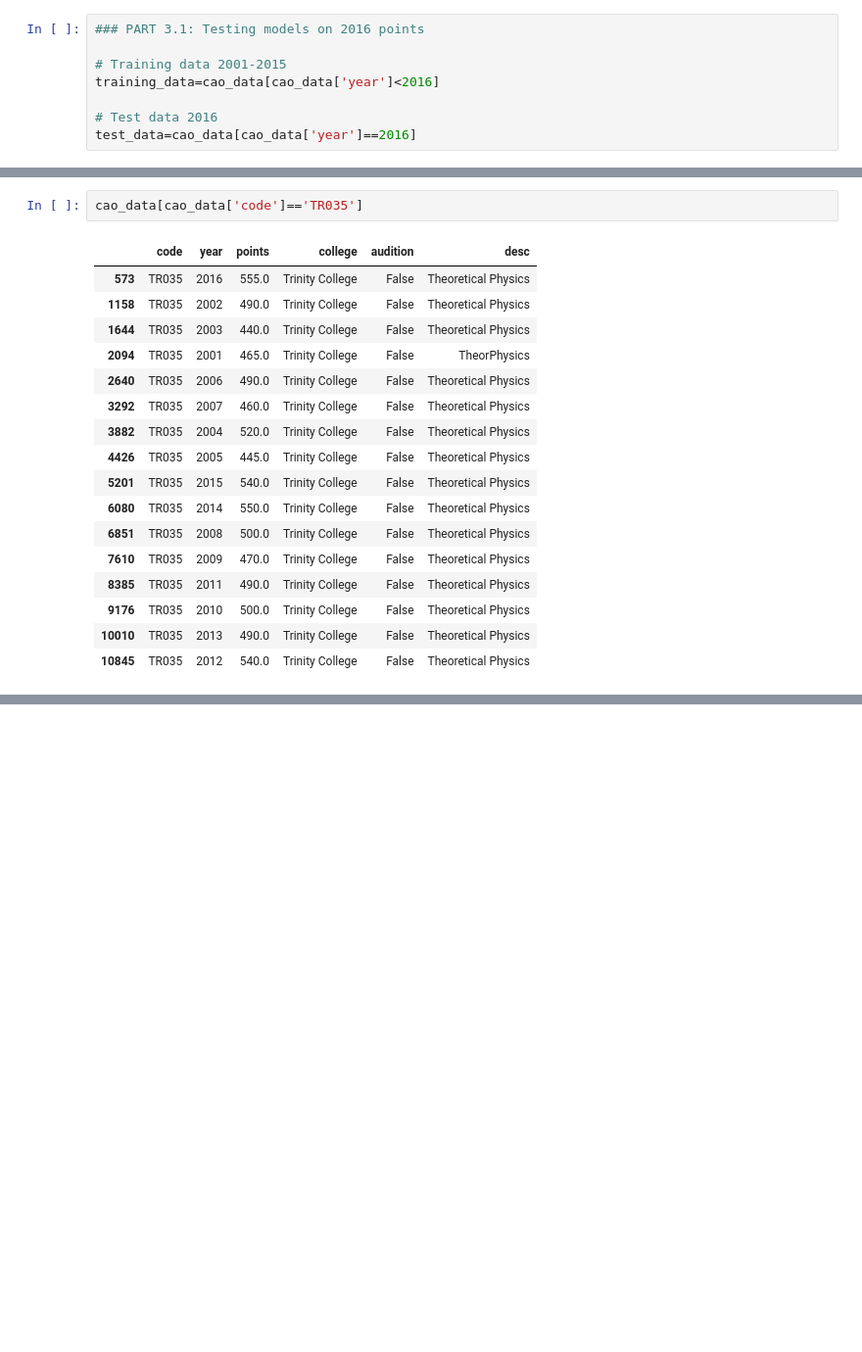
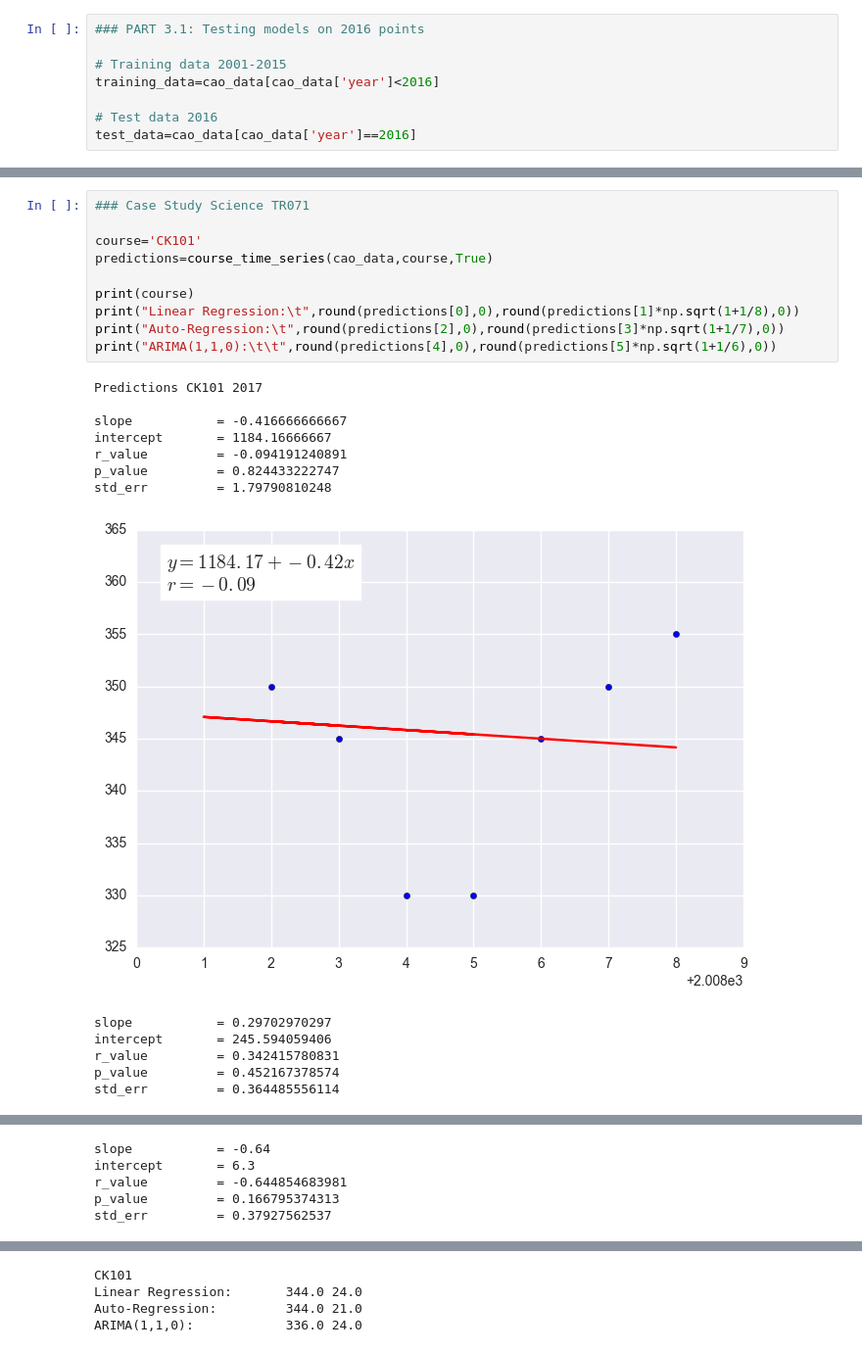
Before and after one commit to glennmoy/cao, a Jupyter notebook: level_8/analyse_data/analyse_data.v2.ipynb, the cells around one changed output, grey strips where cells are left out. Shown at 98% size. Cells and saved outputs as stored; diff of their text form; blank space fills up the shorter version.

```diff
--- a/level_8/analyse_data/analyse_data.v2.ipynb
+++ b/level_8/analyse_data/analyse_data.v2.ipynb
@@ -1303,20 +1298,24 @@ ARIMA(1,1,0):            235.0 232.0
-# %%
-cao_data[cao_data['code']=='TR035']
-# %% [output]
-|  | code | year | points | college | audition | desc |
-| 573 | TR035 | 2016 | 555.0 | Trinity College | False | Theoretical Physics |
-| 1158 | TR035 | 2002 | 490.0 | Trinity College | False | Theoretical Physics |
-| 1644 | TR035 | 2003 | 440.0 | Trinity College | False | Theoretical Physics |
-| 2094 | TR035 | 2001 | 465.0 | Trinity College | False | TheorPhysics |
-| 2640 | TR035 | 2006 | 490.0 | Trinity College | False | Theoretical Physics |
-| 3292 | TR035 | 2007 | 460.0 | Trinity College | False | Theoretical Physics |
-| 3882 | TR035 | 2004 | 520.0 | Trinity College | False | Theoretical Physics |
-| 4426 | TR035 | 2005 | 445.0 | Trinity College | False | Theoretical Physics |
-| 5201 | TR035 | 2015 | 540.0 | Trinity College | False | Theoretical Physics |
-| 6080 | TR035 | 2014 | 550.0 | Trinity College | False | Theoretical Physics |
-| 6851 | TR035 | 2008 | 500.0 | Trinity College | False | Theoretical Physics |
-| 7610 | TR035 | 2009 | 470.0 | Trinity College | False | Theoretical Physics |
-| 8385 | TR035 | 2011 | 490.0 | Trinity College | False | Theoretical Physics |
-| 9176 | TR035 | 2010 | 500.0 | Trinity College | False | Theoretical Physics |
-| 10010 | TR035 | 2013 | 490.0 | Trinity College | False | Theoretical Physics |
-| 10845 | TR035 | 2012 | 540.0 | Trinity College | False | Theoretical Physics |
+# %%
+### Case Study Science TR071
+
+course='CK101'
+predictions=course_time_series(cao_data,course,True)
+
+print(course)
+print("Linear Regression:\t",round(predictions[0],0),round(predictions[1]*np.sqrt(1+1/8),0))
+print("Auto-Regression:\t",round(predictions[2],0),round(predictions[3]*np.sqrt(1+1/7),0))
+print("ARIMA(1,1,0):\t\t",round(predictions[4],0),round(predictions[5]*np.sqrt(1+1/6),0))
+# %% [output]
+Predictions CK101 2017
+
+slope           = -0.416666666667
+intercept       = 1184.16666667
+r_value         = -0.094191240891
+p_value         = 0.824433222747
+std_err         = 1.79790810248
+[figure, added]
+slope           = 0.29702970297
+intercept       = 245.594059406
+r_value         = 0.342415780831
+p_value         = 0.452167378574
+std_err         = 0.364485556114
@@ -1322,0 +1323,5 @@ cao_data[cao_data['code']=='TR035']
+slope           = -0.64
+intercept       = 6.3
+r_value         = -0.644854683981
+p_value         = 0.166795374313
+std_err         = 0.37927562537
@@ -1322,0 +1329,4 @@ cao_data[cao_data['code']=='TR035']
+CK101
+Linear Regression:       344.0 24.0
+Auto-Regression:         344.0 21.0
+ARIMA(1,1,0):            336.0 24.0
```
Also changed, not shown: parts of 6 cells of this notebook, 13 other files.
